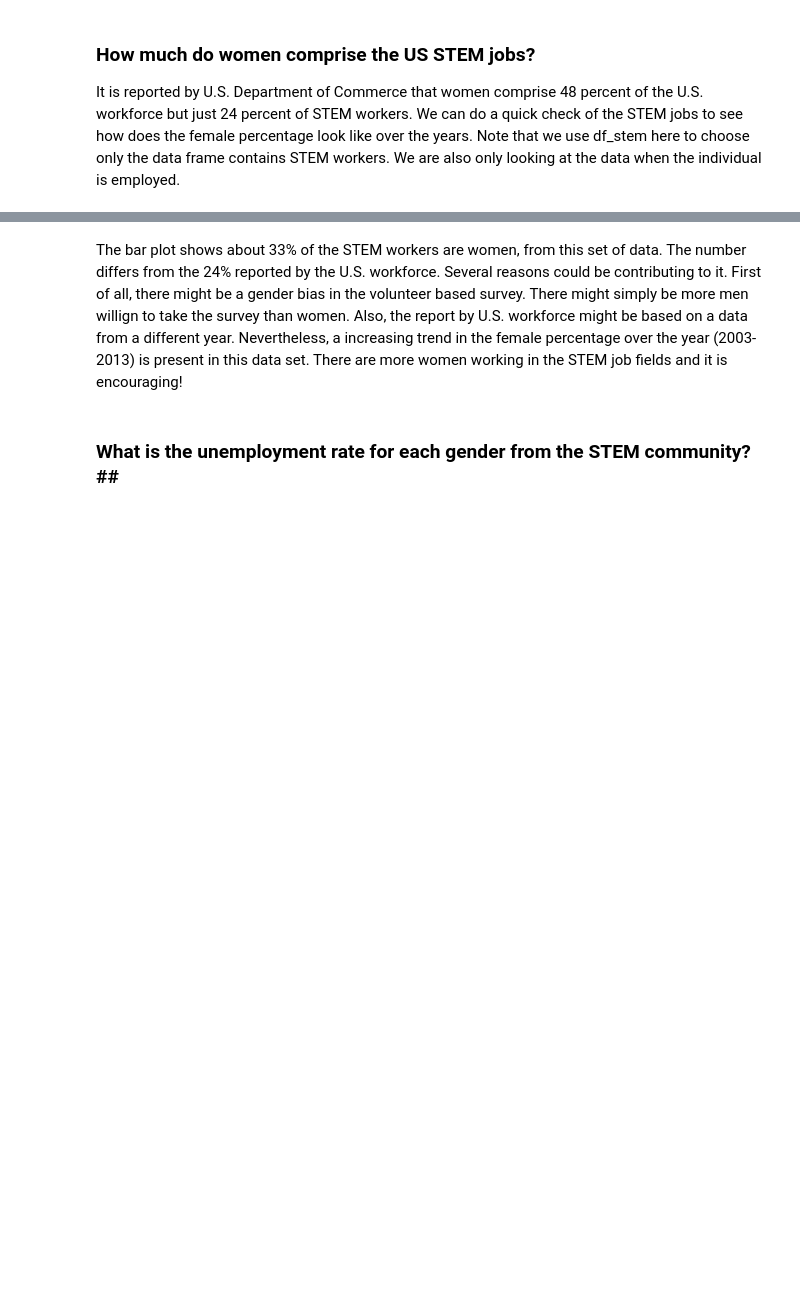
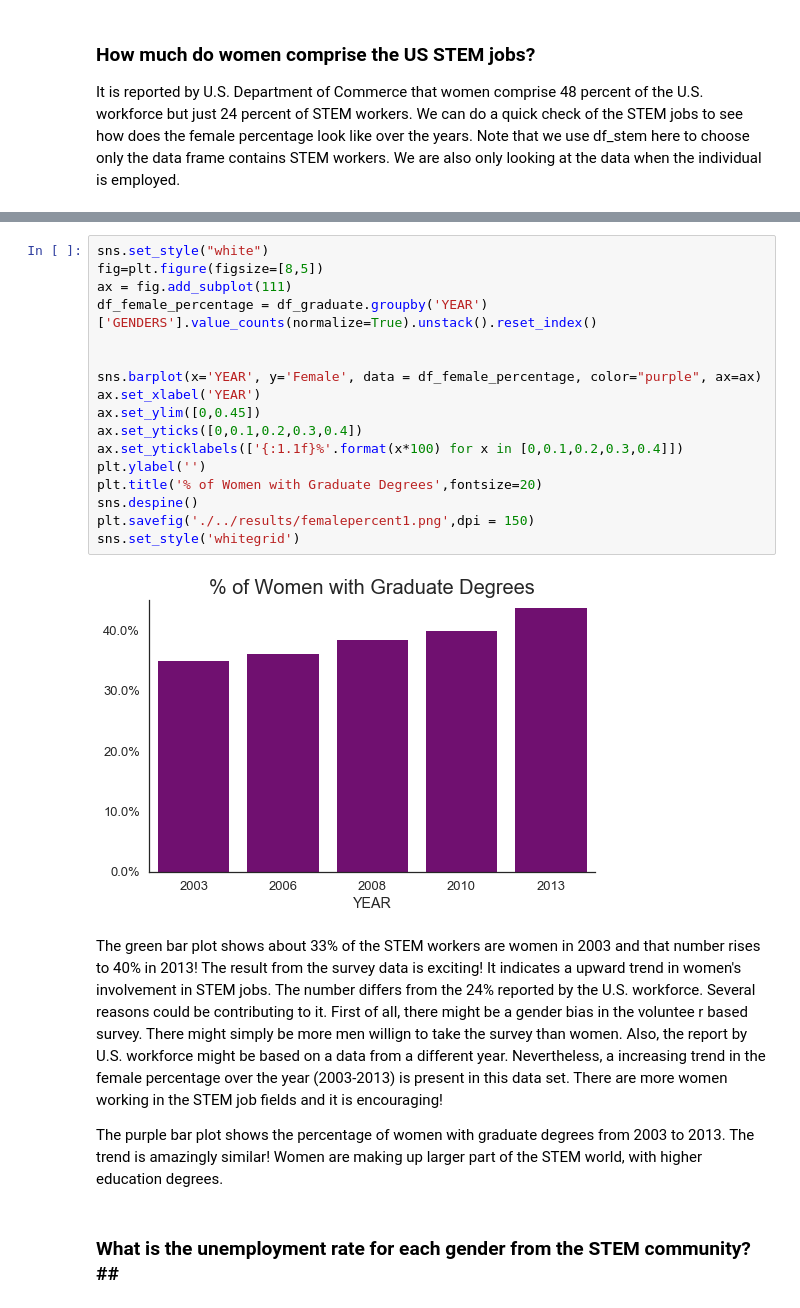
Before and after one commit to shuojiashi/women_in_stem, a Jupyter notebook: notebooks/Women in STEM_project report.ipynb, the cells around one changed output, grey strips where cells are left out. Saved outputs shown, nothing was run; the diff lists cells and outputs as text; blank space fills up the shorter version.

```diff
--- a/notebooks/Women in STEM_project report.ipynb
+++ b/notebooks/Women in STEM_project report.ipynb
@@ -207,6 +231,28 @@ sns.set_style('whitegrid')
+# %%
+sns.set_style("white")
+fig=plt.figure(figsize=[8,5])
+ax = fig.add_subplot(111)
+df_female_percentage = df_graduate.groupby('YEAR')['GENDERS'].value_counts(normalize=True).unstack().reset_index()
+
+
+sns.barplot(x='YEAR', y='Female', data = df_female_percentage, color="purple", ax=ax)
+ax.set_xlabel('YEAR')
+ax.set_ylim([0,0.45])
+ax.set_yticks([0,0.1,0.2,0.3,0.4])
+ax.set_yticklabels(['{:1.1f}%'.format(x*100) for x in [0,0.1,0.2,0.3,0.4]])
+plt.ylabel('')
+plt.title('% of Women with Graduate Degrees',fontsize=20)
+sns.despine()
+plt.savefig('./../results/femalepercent1.png',dpi = 150)
+sns.set_style('whitegrid')
+# %% [output]
+[figure, added]
 # %% [markdown]
-The bar plot shows about 33% of the STEM workers are women, from this set of data. The number differs from the 24% reported by the U.S. workforce. Several reasons could be contributing to it. First of all, there might be a gender bias in the volunteer based survey. There might simply be more men willign to take the survey than women. Also, the report by U.S. workforce might be based on a data from a different year.
+The green bar plot shows about 33% of the STEM workers are women in 2003 and that number rises to 40% in 2013! The result from the survey data is exciting! It indicates a upward trend in women's involvement in STEM jobs. The number differs from the 24% reported by the U.S. workforce. Several reasons could be contributing to it. First of all, there might be a gender bias in the voluntee
+r based survey. There might simply be more men willign to take the survey than women. Also, the report by U.S. workforce might be based on a data from a different year.
 Nevertheless, a increasing trend in the female percentage over the year (2003-2013) is present in this data set. There are more women working in the STEM job fields and it is encouraging!
+
+The purple bar plot shows the percentage of women with graduate degrees from 2003 to 2013. The trend is amazingly similar! Women are making up larger part of the STEM world, with higher education degrees.
 # %% [markdown]
 ### What is the unemployment rate for each gender from the STEM community?##
 # %%
```
Also changed, not shown: parts of 10 cells of this notebook, 11 other files.
